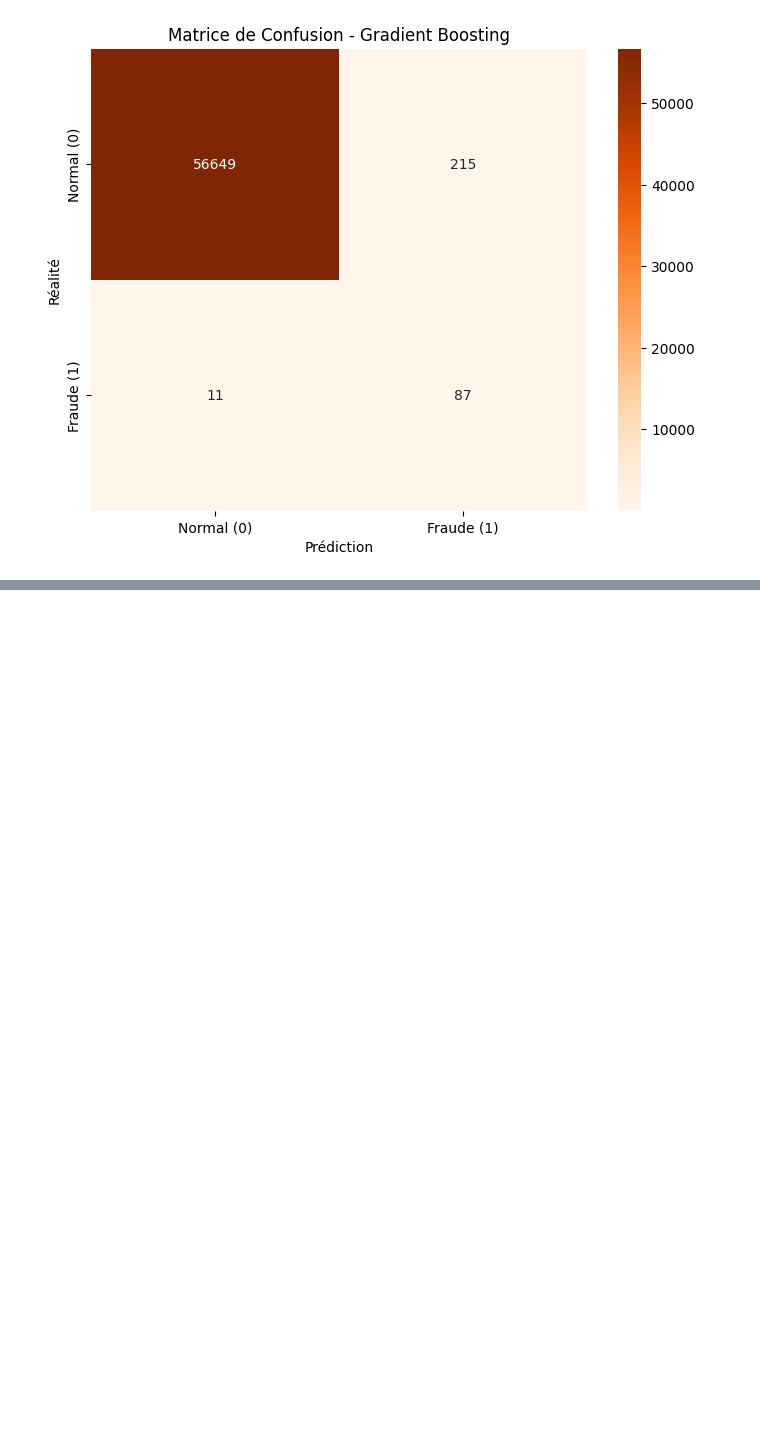
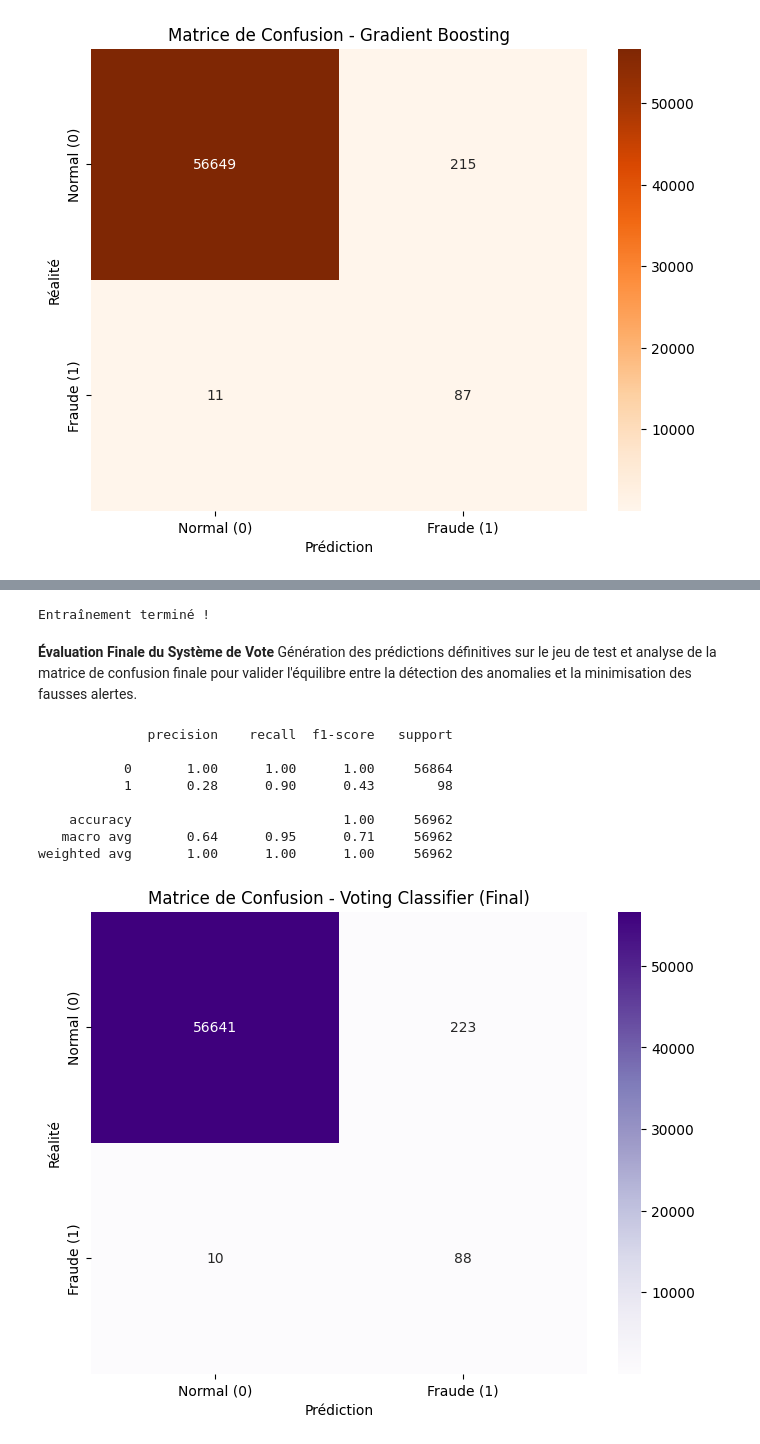
Before and after one commit to georges-chcr/fraud-detection-ml-engine, a Jupyter notebook: 02_Modeling_and_Evaluation.ipynb, the cells around one changed output, grey strips where cells are left out. Cells and saved outputs as stored; diff of their text form; code cells hidden in the pictures; blank space fills up the shorter version.

Commit message:
feat: implémentation et évaluation du Voting Classifier final

```diff
--- a/02_Modeling_and_Evaluation.ipynb
+++ b/02_Modeling_and_Evaluation.ipynb
@@ -137,0 +144,39 @@ weighted avg       1.00      1.00      1.00     56962
+# %%
+from sklearn.ensemble import VotingClassifier
+voting_clf = VotingClassifier(
+    estimators=[
+        ('lr', log_reg),
+        ('rf', rf_clf),
+        ('gb', gb_clf)
+    ],
+    voting='soft'
+)
+voting_clf.fit(X_train_smote, y_train_smote)
+print("Entraînement terminé !")
+# %% [output]
+Entraînement terminé !
+# %% [markdown]
+**Évaluation Finale du Système de Vote**
+Génération des prédictions définitives sur le jeu de test et analyse de la matrice de confusion finale pour valider l'équilibre entre la détection des anomalies et la minimisation des fausses alertes.
+# %%
+y_pred_voting = voting_clf.predict(X_test)
+print(classification_report(y_test, y_pred_voting))
+matrice_voting = confusion_matrix(y_test, y_pred_voting)
+plt.figure(figsize=(8, 6))
+sns.heatmap(matrice_voting, annot=True, fmt='d', cmap='Purples',
+            xticklabels=['Normal (0)', 'Fraude (1)'],
+            yticklabels=['Normal (0)', 'Fraude (1)'])
+plt.ylabel('Réalité')
+plt.xlabel('Prédiction')
+plt.title('Matrice de Confusion - Voting Classifier (Final)')
+plt.show()
+# %% [output]
+              precision    recall  f1-score   support
+
+           0       1.00      1.00      1.00     56864
+           1       0.28      0.90      0.43        98
+
+    accuracy                           1.00     56962
+   macro avg       0.64      0.95      0.71     56962
+weighted avg       1.00      1.00      1.00     56962
+[figure, added]
```
Also changed, not shown: parts of 1 cell of this notebook.
